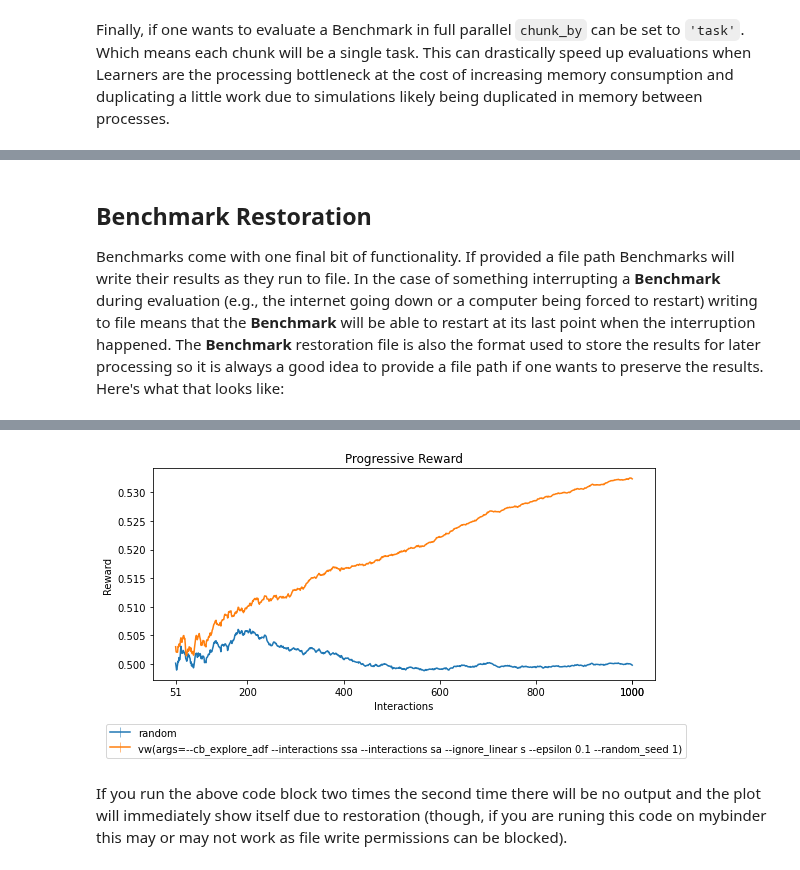
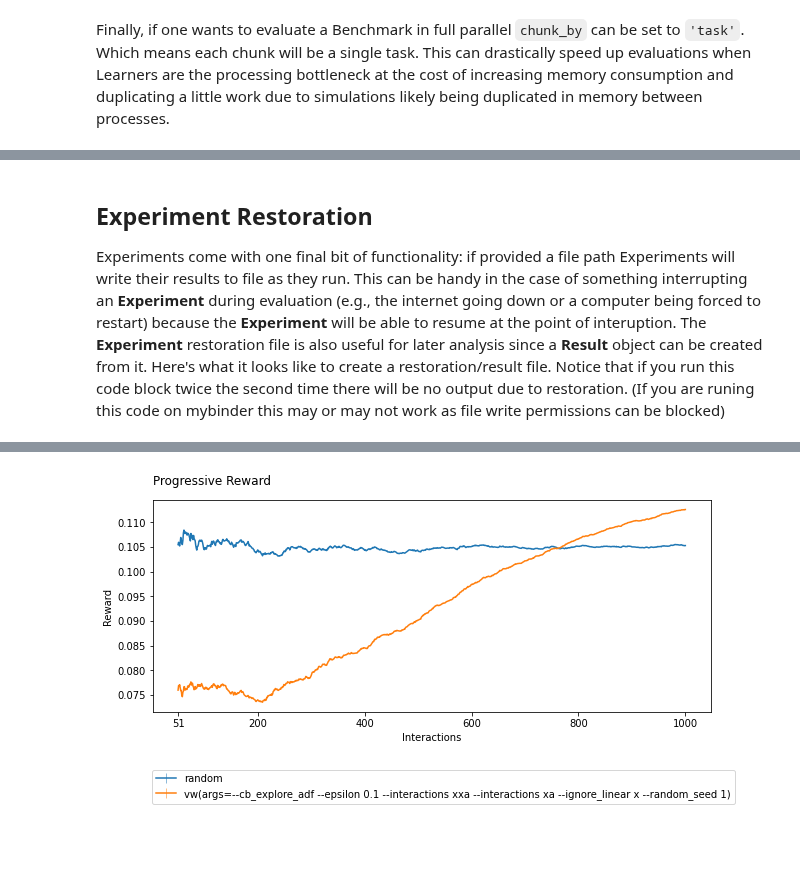
Before and after one commit to VowpalWabbit/coba, a Jupyter notebook: examples/notebooks/Experiments.ipynb, the cells around one changed output, grey strips where cells are left out. Drawn from its saved outputs; the diff is of its cells as text; code cells hidden in the pictures; blank space fills up the shorter version.

Commit message:
Final bits of cleanup with updated example notebooks.

```diff
--- a/examples/notebooks/Experiments.ipynb
+++ b/examples/notebooks/Experiments.ipynb
@@ -283,16 +157,14 @@ Wall time: 2.15 s
 # %% [markdown]
-## Benchmark Restoration
+## Experiment Restoration
 
-Benchmarks come with one final bit of functionality. If provided a file path Benchmarks will write their results as they run to file. In the case of something interrupting a **Benchmark** during evaluation (e.g., the internet going down or a computer being forced to restart) writing to file means that the **Benchmark** will be able to restart at its last point when the interruption happened. The **Benchmark** restoration file is also the format used to store the results for later processing so it is always a good idea to provide a file path if one wants to preserve the results. Here's what that looks like:
+Experiments come with one final bit of functionality: if provided a file path Experiments will write their results to file as they run. This can be handy in the case of something interrupting an **Experiment** during evaluation (e.g., the internet going down or a computer being forced to restart) because the **Experiment** will be able to resume at the point of interuption. The **Experiment** restoration file is also useful for later analysis since a **Result** object can be created from it. Here's what it looks like to create a restoration/result file. Notice that if you run this code block twice the second time there will be no output due to restoration. (If you are runing this code on mybinder this may or may not work as file write permissions can be blocked)
 # %%
-from coba.config      import CobaConfig,NoneLogger
-from coba.simulations import ValidationSimulation
-from coba.learners    import RandomLearner, VowpalLearner
-from coba.benchmarks  import Benchmark
+from coba.environments import Environments
+from coba.learners     import RandomLearner, VowpalLearner
+from coba.experiments  import Experiment
 
-simulations = [ValidationSimulation(1000), ValidationSimulation(2000)]
+environments = Environments.from_debug().shuffle([1,2,3]).take(1000)
 learners    = [RandomLearner(), VowpalLearner()]
-seeds       = [1,2,3]
 
-result = Benchmark(simulations, shuffle=seeds, take=1000).evaluate(learners, 'example.log').plot_learners()
+Experiment(environments, learners).evaluate('example.log').plot_learners()
 # %% [output]
@@ -316,3 +171 @@ result = Benchmark(simulations, shuffle=seeds, take=1000).evaluate(learners, 'ex
-[figure, old version]
+[figure, new version]
-# %% [markdown]
-If you run the above code block two times the second time there will be no output and the plot will immediately show itself due to restoration (though, if you are runing this code on mybinder this may or may not work as file write permissions can be blocked).
```
Also changed, not shown: parts of 16 cells of this notebook, 8 other files.
